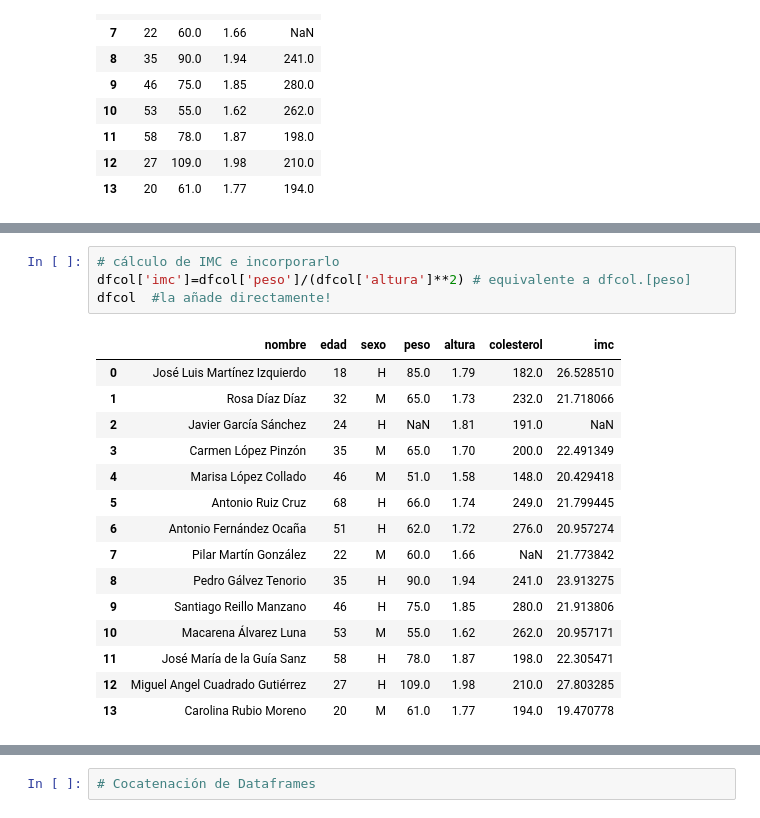
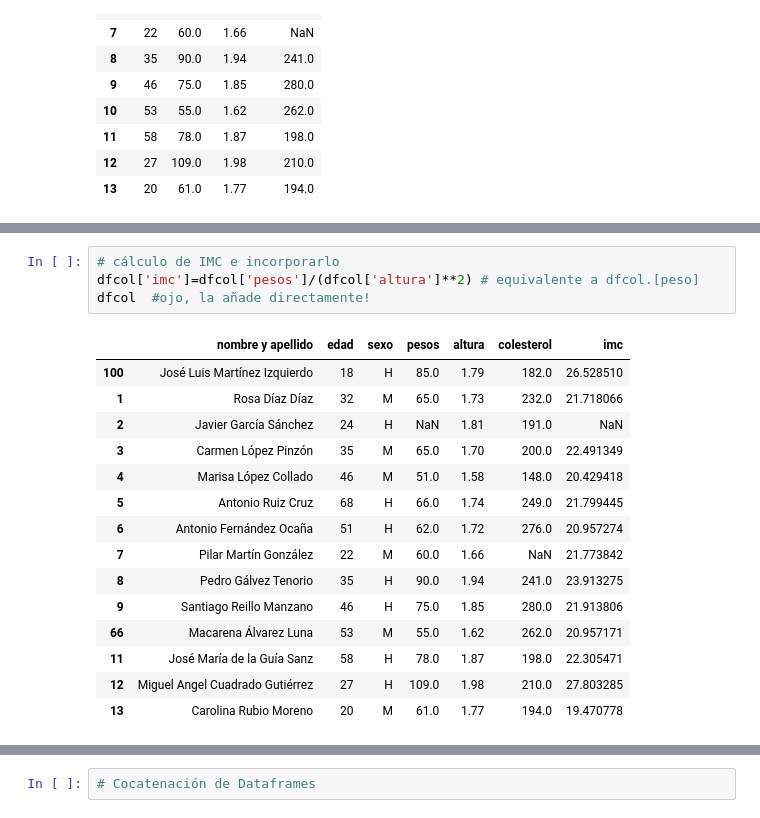
Before and after one commit to mtataytraining2/2_DataScience_Basics, a Jupyter notebook: Pandas/Pandas_dataframe_clase.ipynb, the cells around one changed output, grey strips where cells are left out. Drawn from its saved outputs; the diff is of its cells as text.

```diff
--- a/Pandas/Pandas_dataframe_clase.ipynb
+++ b/Pandas/Pandas_dataframe_clase.ipynb
@@ -826,11 +814,11 @@ dfcol.select_dtypes(include=['object'])
 | 13 | Carolina Rubio Moreno | M |
 # %%
 # cálculo de IMC e incorporarlo
-dfcol['imc']=dfcol['peso']/(dfcol['altura']**2) # equivalente a dfcol.[peso]
-dfcol  #la añade directamente!
+dfcol['imc']=dfcol['pesos']/(dfcol['altura']**2) # equivalente a dfcol.[peso]
+dfcol  #ojo, la añade directamente!
 # %% [output]
-|  | nombre | edad | sexo | peso | altura | colesterol | imc |
-| 0 | José Luis Martínez Izquierdo | 18 | H | 85.0 | 1.79 | 182.0 | 26.528510 |
+|  | nombre y apellido | edad | sexo | pesos | altura | colesterol | imc |
+| 100 | José Luis Martínez Izquierdo | 18 | H | 85.0 | 1.79 | 182.0 | 26.528510 |
 | 1 | Rosa Díaz Díaz | 32 | M | 65.0 | 1.73 | 232.0 | 21.718066 |
 | 2 | Javier García Sánchez | 24 | H | NaN | 1.81 | 191.0 | NaN |
 | 3 | Carmen López Pinzón | 35 | M | 65.0 | 1.70 | 200.0 | 22.491349 |
@@ -840,7 +828,7 @@ dfcol  #la añade directamente!
 | 7 | Pilar Martín González | 22 | M | 60.0 | 1.66 | NaN | 21.773842 |
 | 8 | Pedro Gálvez Tenorio | 35 | H | 90.0 | 1.94 | 241.0 | 23.913275 |
 | 9 | Santiago Reillo Manzano | 46 | H | 75.0 | 1.85 | 280.0 | 21.913806 |
-| 10 | Macarena Álvarez Luna | 53 | M | 55.0 | 1.62 | 262.0 | 20.957171 |
+| 66 | Macarena Álvarez Luna | 53 | M | 55.0 | 1.62 | 262.0 | 20.957171 |
 | 11 | José María de la Guía Sanz | 58 | H | 78.0 | 1.87 | 198.0 | 22.305471 |
 | 12 | Miguel Angel Cuadrado Gutiérrez | 27 | H | 109.0 | 1.98 | 210.0 | 27.803285 |
 | 13 | Carolina Rubio Moreno | 20 | M | 61.0 | 1.77 | 194.0 | 19.470778 |
```
Also changed, not shown: parts of 50 cells of this notebook.
